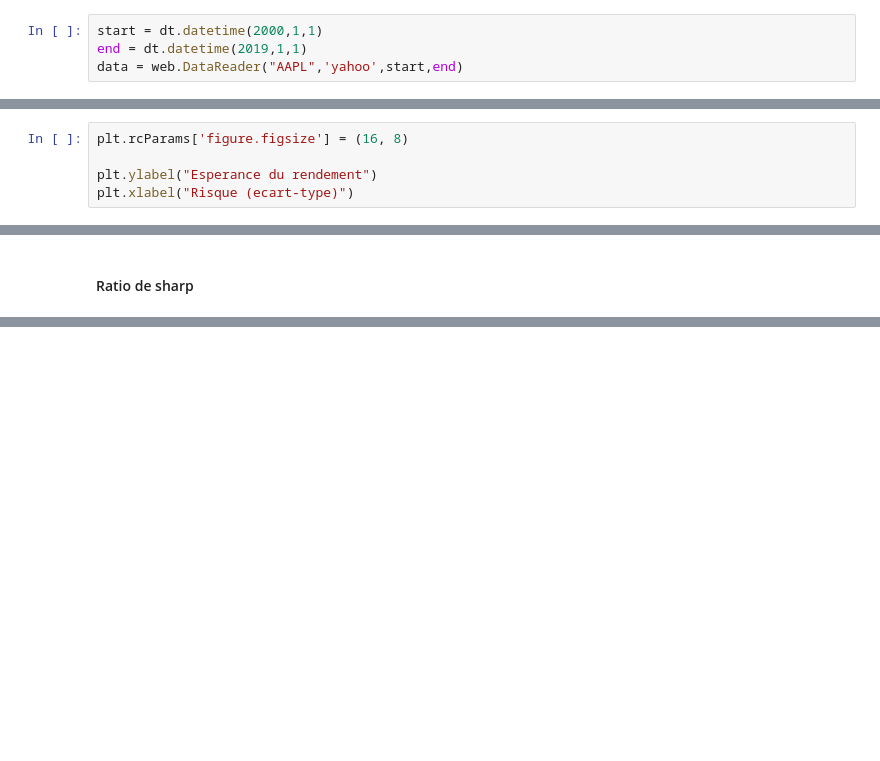
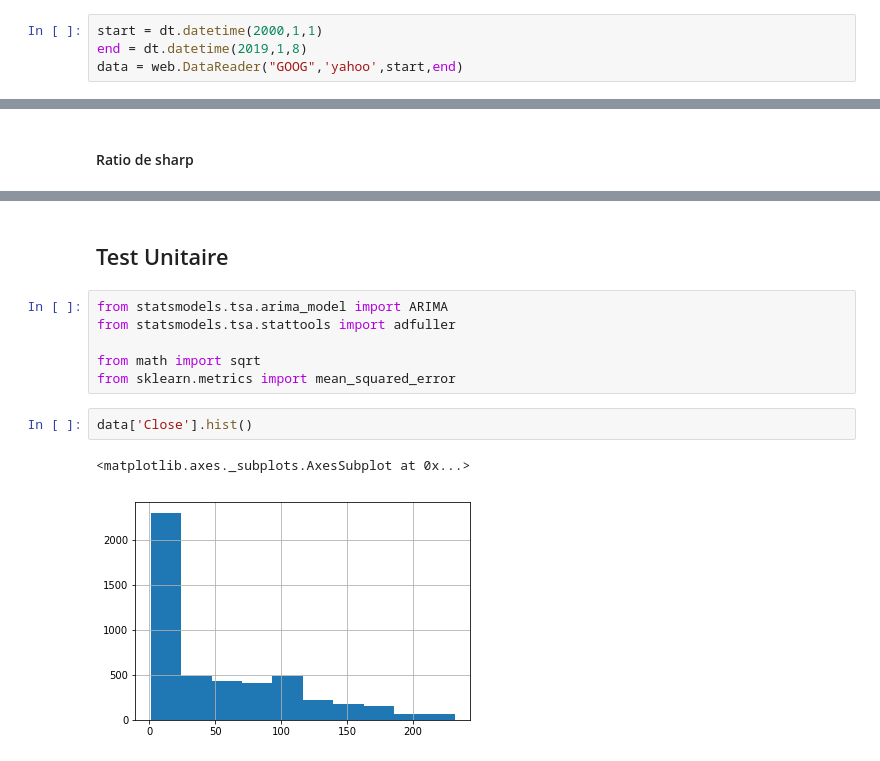
Before and after one commit to morel-hugo/GARCH-Modeling, a Jupyter notebook: main.ipynb, the cells around one changed output, grey strips where cells are left out. Drawn from its saved outputs; the diff is of its cells as text; blank space fills up the shorter version.

```diff
--- a/main.ipynb
+++ b/main.ipynb
@@ -13,5 +15,5 @@ cf.go_offline()
 %matplotlib inline
 # %%
 start = dt.datetime(2000,1,1)
-end = dt.datetime(2019,1,1)
-data = web.DataReader("AAPL",'yahoo',start,end)
+end = dt.datetime(2019,1,8)
+data = web.DataReader("GOOG",'yahoo',start,end)
@@ -93,5 +52,0 @@ fig = res.plot(annualize='D')
-# %%
-plt.rcParams['figure.figsize'] = (16, 8)
-
-plt.ylabel("Esperance du rendement")
-plt.xlabel("Risque (ecart-type)")
@@ -146,0 +129,13 @@ plt.legend()
+# %% [markdown]
+## Test Unitaire
+# %%
+from statsmodels.tsa.arima_model import ARIMA
+from statsmodels.tsa.stattools import adfuller
+
+from math import sqrt
+from sklearn.metrics import mean_squared_error
+# %%
+data['Close'].hist()
+# %% [output]
+<matplotlib.axes._subplots.AxesSubplot at 0x...>
+[figure, added]
```
Also changed, not shown: parts of 86 cells of this notebook.
